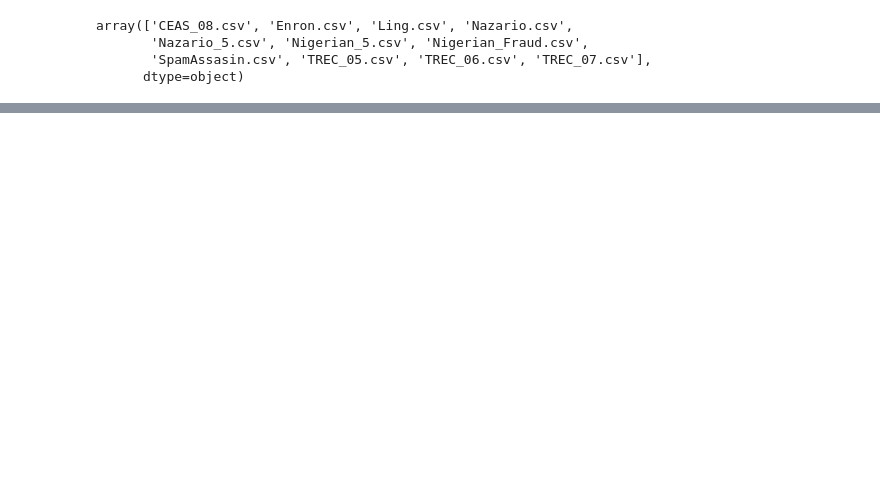
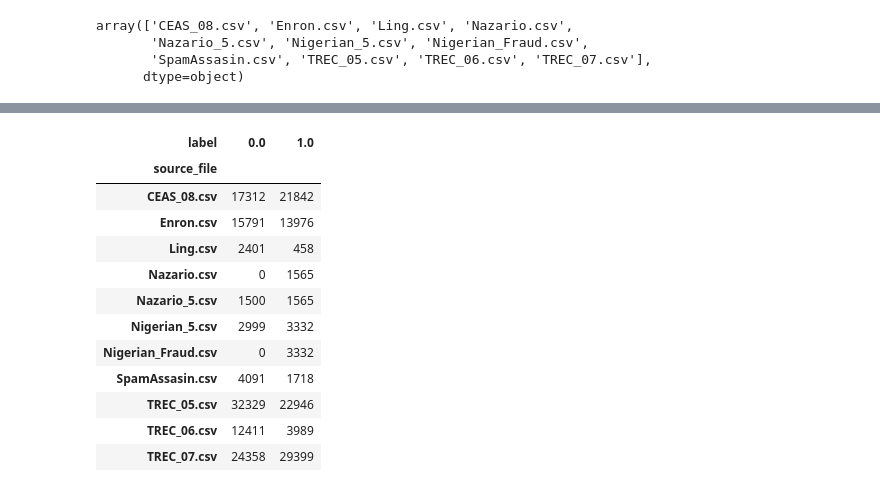
Before and after one commit to destinydel/Email-Phishing---Spam-Fraud-Detection, a Jupyter notebook: notebooks/01_EDA.ipynb, the cells around one changed output, grey strips where cells are left out. Cells and saved outputs as stored; diff of their text form; code cells hidden in the pictures; blank space fills up the shorter version.

```diff
--- a/notebooks/01_EDA.ipynb
+++ b/notebooks/01_EDA.ipynb
@@ -84,0 +139,18 @@ ceas.head() #showing only first 5 rows of df
+# %%
+# Cell 11
+# count of each label in each file
+pd.crosstab(data_df['source_file'], data_df['label'])
+# %% [output]
+| label | 0.0 | 1.0 |
+| source_file |  |  |
+| CEAS_08.csv | 17312 | 21842 |
+| Enron.csv | 15791 | 13976 |
+| Ling.csv | 2401 | 458 |
+| Nazario.csv | 0 | 1565 |
+| Nazario_5.csv | 1500 | 1565 |
+| Nigerian_5.csv | 2999 | 3332 |
+| Nigerian_Fraud.csv | 0 | 3332 |
+| SpamAssasin.csv | 4091 | 1718 |
+| TREC_05.csv | 32329 | 22946 |
+| TREC_06.csv | 12411 | 3989 |
+| TREC_07.csv | 24358 | 29399 |
```
Also changed, not shown: parts of 19 cells of this notebook, 5 other files.
